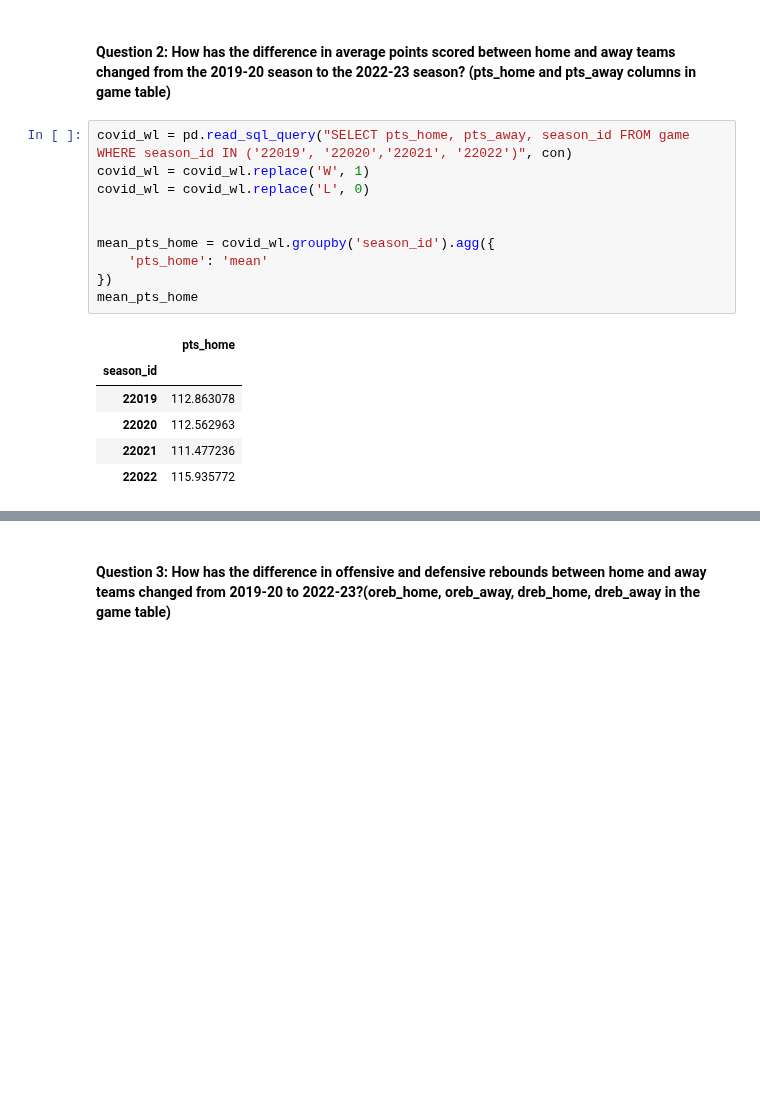
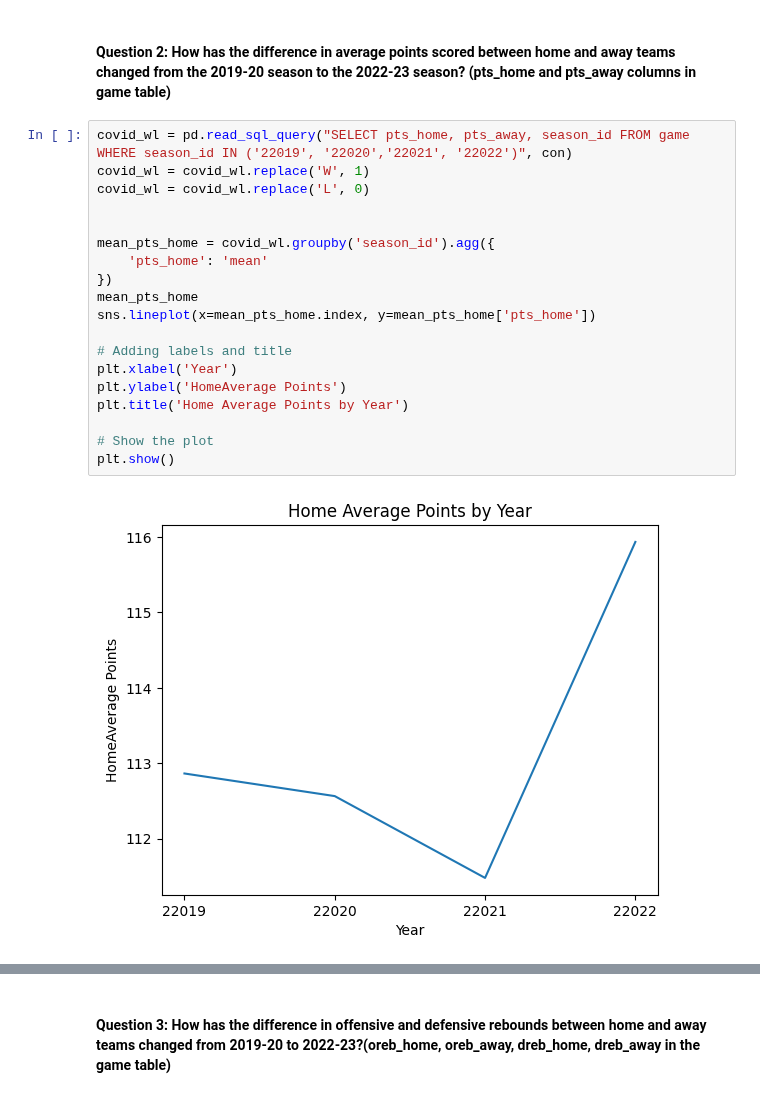
Before and after one commit to thezachdrake/UMD-INST627-Fall2024, a Jupyter notebook: tirfe.ipynb, the cells around one changed output, grey strips where cells are left out. Saved outputs shown, nothing was run; the diff lists cells and outputs as text; blank space fills up the shorter version.

```diff
--- a/tirfe.ipynb
+++ b/tirfe.ipynb
@@ -46,20 +51,24 @@ home_away_winning_percentage
 # %%
 covid_wl = pd.read_sql_query("SELECT pts_home, pts_away, season_id FROM game WHERE season_id IN ('22019', '22020','22021', '22022')", con)
 covid_wl = covid_wl.replace('W', 1)
 covid_wl = covid_wl.replace('L', 0)
 
 
 mean_pts_home = covid_wl.groupby('season_id').agg({
     'pts_home': 'mean'
 })
 mean_pts_home
+sns.lineplot(x=mean_pts_home.index, y=mean_pts_home['pts_home'])
+
+# Adding labels and title
+plt.xlabel('Year')
+plt.ylabel('HomeAverage Points')
+plt.title('Home Average Points by Year')
+
+# Show the plot
+plt.show()
 # %% [output]
-|  | pts_home |
-| season_id |  |
-| 22019 | 112.863078 |
-| 22020 | 112.562963 |
-| 22021 | 111.477236 |
-| 22022 | 115.935772 |
+[figure, added]
 # %%
 covid_wl = pd.read_sql_query("SELECT pts_home, pts_away, season_id FROM game WHERE season_id IN ('22019', '22020','22021', '22022')", con)
 covid_wl = covid_wl.replace('W', 1)
```
Also changed, not shown: parts of 6 cells of this notebook.
